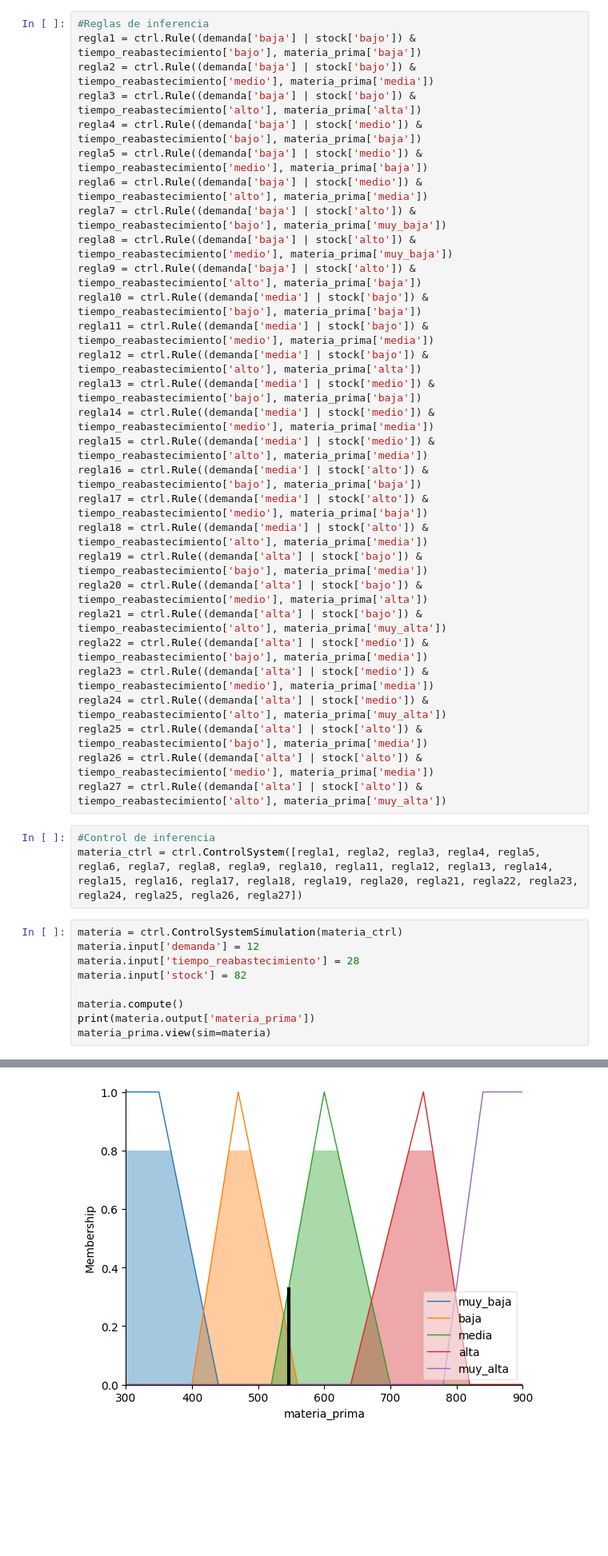
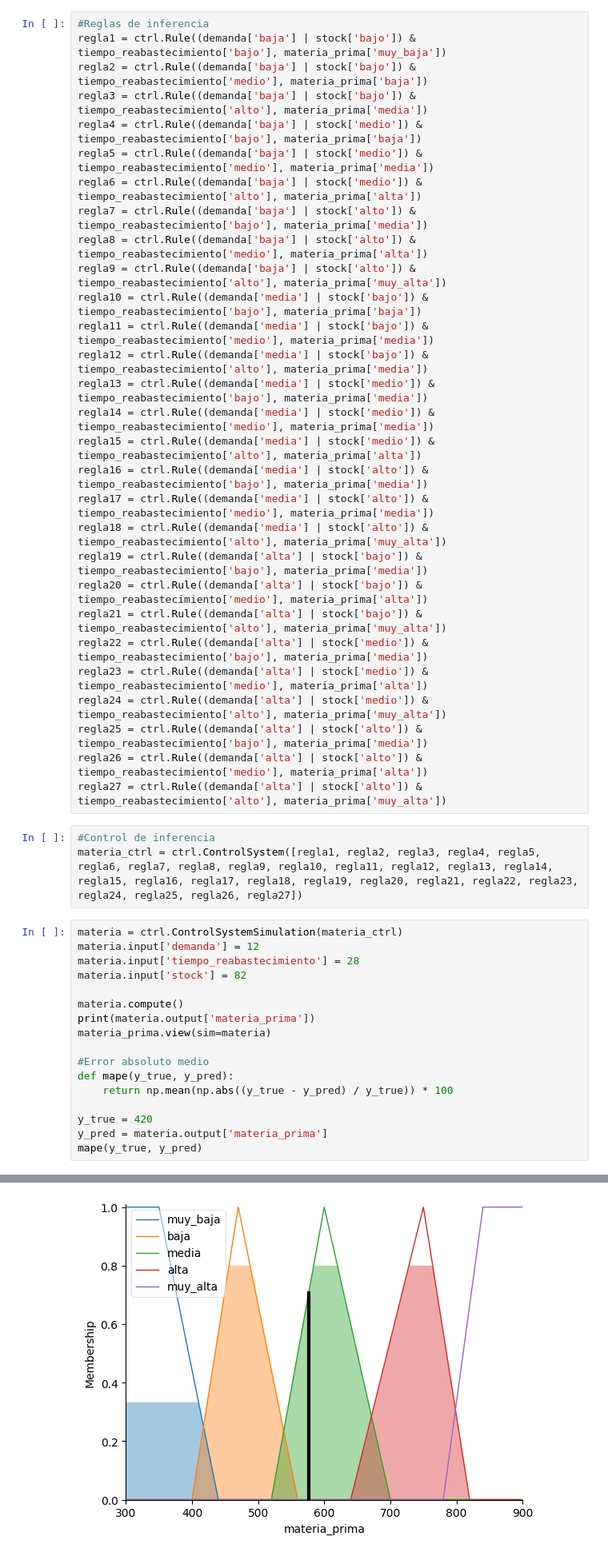
Before and after one commit to Camilov1814/LogicaDifusa, a Jupyter notebook: Caso2LG.ipynb, the cells around one changed output, grey strips where cells are left out. Shown at 80% size. Drawn from its saved outputs; the diff is of its cells as text; blank space fills up the shorter version.

Commit message:
Proporcionalidad stock-materiaprima, MAPE

```diff
--- a/Caso2LG.ipynb
+++ b/Caso2LG.ipynb
@@ -52,32 +52,32 @@ materia_prima.view()
 [figure]
 # %%
 #Reglas de inferencia
-regla1 = ctrl.Rule((demanda['baja'] | stock['bajo']) & tiempo_reabastecimiento['bajo'], materia_prima['baja'])
-regla2 = ctrl.Rule((demanda['baja'] | stock['bajo']) & tiempo_reabastecimiento['medio'], materia_prima['media'])
-regla3 = ctrl.Rule((demanda['baja'] | stock['bajo']) & tiempo_reabastecimiento['alto'], materia_prima['alta'])
+regla1 = ctrl.Rule((demanda['baja'] | stock['bajo']) & tiempo_reabastecimiento['bajo'], materia_prima['muy_baja'])
+regla2 = ctrl.Rule((demanda['baja'] | stock['bajo']) & tiempo_reabastecimiento['medio'], materia_prima['baja'])
+regla3 = ctrl.Rule((demanda['baja'] | stock['bajo']) & tiempo_reabastecimiento['alto'], materia_prima['media'])
 regla4 = ctrl.Rule((demanda['baja'] | stock['medio']) & tiempo_reabastecimiento['bajo'], materia_prima['baja'])
-regla5 = ctrl.Rule((demanda['baja'] | stock['medio']) & tiempo_reabastecimiento['medio'], materia_prima['baja'])
-regla6 = ctrl.Rule((demanda['baja'] | stock['medio']) & tiempo_reabastecimiento['alto'], materia_prima['media'])
-regla7 = ctrl.Rule((demanda['baja'] | stock['alto']) & tiempo_reabastecimiento['bajo'], materia_prima['muy_baja'])
-regla8 = ctrl.Rule((demanda['baja'] | stock['alto']) & tiempo_reabastecimiento['medio'], materia_prima['muy_baja'])
-regla9 = ctrl.Rule((demanda['baja'] | stock['alto']) & tiempo_reabastecimiento['alto'], materia_prima['baja'])
+regla5 = ctrl.Rule((demanda['baja'] | stock['medio']) & tiempo_reabastecimiento['medio'], materia_prima['media'])
+regla6 = ctrl.Rule((demanda['baja'] | stock['medio']) & tiempo_reabastecimiento['alto'], materia_prima['alta'])
+regla7 = ctrl.Rule((demanda['baja'] | stock['alto']) & tiempo_reabastecimiento['bajo'], materia_prima['media'])
+regla8 = ctrl.Rule((demanda['baja'] | stock['alto']) & tiempo_reabastecimiento['medio'], materia_prima['alta'])
+regla9 = ctrl.Rule((demanda['baja'] | stock['alto']) & tiempo_reabastecimiento['alto'], materia_prima['muy_alta'])
 regla10 = ctrl.Rule((demanda['media'] | stock['bajo']) & tiempo_reabastecimiento['bajo'], materia_prima['baja'])
 regla11 = ctrl.Rule((demanda['media'] | stock['bajo']) & tiempo_reabastecimiento['medio'], materia_prima['media'])
-regla12 = ctrl.Rule((demanda['media'] | stock['bajo']) & tiempo_reabastecimiento['alto'], materia_prima['alta'])
-regla13 = ctrl.Rule((demanda['media'] | stock['medio']) & tiempo_reabastecimiento['bajo'], materia_prima['baja'])
+regla12 = ctrl.Rule((demanda['media'] | stock['bajo']) & tiempo_reabastecimiento['alto'], materia_prima['media'])
+regla13 = ctrl.Rule((demanda['media'] | stock['medio']) & tiempo_reabastecimiento['bajo'], materia_prima['media'])
 regla14 = ctrl.Rule((demanda['media'] | stock['medio']) & tiempo_reabastecimiento['medio'], materia_prima['media'])
-regla15 = ctrl.Rule((demanda['media'] | stock['medio']) & tiempo_reabastecimiento['alto'], materia_prima['media'])
-regla16 = ctrl.Rule((demanda['media'] | stock['alto']) & tiempo_reabastecimiento['bajo'], materia_prima['baja'])
-regla17 = ctrl.Rule((demanda['media'] | stock['alto']) & tiempo_reabastecimiento['medio'], materia_prima['baja'])
-regla18 = ctrl.Rule((demanda['media'] | stock['alto']) & tiempo_reabastecimiento['alto'], materia_prima['media'])
+regla15 = ctrl.Rule((demanda['media'] | stock['medio']) & tiempo_reabastecimiento['alto'], materia_prima['alta'])
+regla16 = ctrl.Rule((demanda['media'] | stock['alto']) & tiempo_reabastecimiento['bajo'], materia_prima['media'])
+regla17 = ctrl.Rule((demanda['media'] | stock['alto']) & tiempo_reabastecimiento['medio'], materia_prima['media'])
+regla18 = ctrl.Rule((demanda['media'] | stock['alto']) & tiempo_reabastecimiento['alto'], materia_prima['muy_alta'])
 regla19 = ctrl.Rule((demanda['alta'] | stock['bajo']) & tiempo_reabastecimiento['bajo'], materia_prima['media'])
 regla20 = ctrl.Rule((demanda['alta'] | stock['bajo']) & tiempo_reabastecimiento['medio'], materia_prima['alta'])
 regla21 = ctrl.Rule((demanda['alta'] | stock['bajo']) & tiempo_reabastecimiento['alto'], materia_prima['muy_alta'])
 regla22 = ctrl.Rule((demanda['alta'] | stock['medio']) & tiempo_reabastecimiento['bajo'], materia_prima['media'])
-regla23 = ctrl.Rule((demanda['alta'] | stock['medio']) & tiempo_reabastecimiento['medio'], materia_prima['media'])
+regla23 = ctrl.Rule((demanda['alta'] | stock['medio']) & tiempo_reabastecimiento['medio'], materia_prima['alta'])
 regla24 = ctrl.Rule((demanda['alta'] | stock['medio']) & tiempo_reabastecimiento['alto'], materia_prima['muy_alta'])
 regla25 = ctrl.Rule((demanda['alta'] | stock['alto']) & tiempo_reabastecimiento['bajo'], materia_prima['media'])
-regla26 = ctrl.Rule((demanda['alta'] | stock['alto']) & tiempo_reabastecimiento['medio'], materia_prima['media'])
+regla26 = ctrl.Rule((demanda['alta'] | stock['alto']) & tiempo_reabastecimiento['medio'], materia_prima['alta'])
 regla27 = ctrl.Rule((demanda['alta'] | stock['alto']) & tiempo_reabastecimiento['alto'], materia_prima['muy_alta'])
 # %%
 #Control de inferencia
@@ -91,4 +91,12 @@ materia.input['stock'] = 82
 materia.compute()
 print(materia.output['materia_prima'])
 materia_prima.view(sim=materia)
+
+#Error absoluto medio
+def mape(y_true, y_pred):
+    return np.mean(np.abs((y_true - y_pred) / y_true)) * 100
+
+y_true = 420
+y_pred = materia.output['materia_prima']
+mape(y_true, y_pred)
 # %% [output]
@@ -96 +105 @@ materia_prima.view(sim=materia)
-[figure, old version]
+[figure, new version]
```
Also changed, not shown: parts of 1 cell of this notebook, 2 other files.
